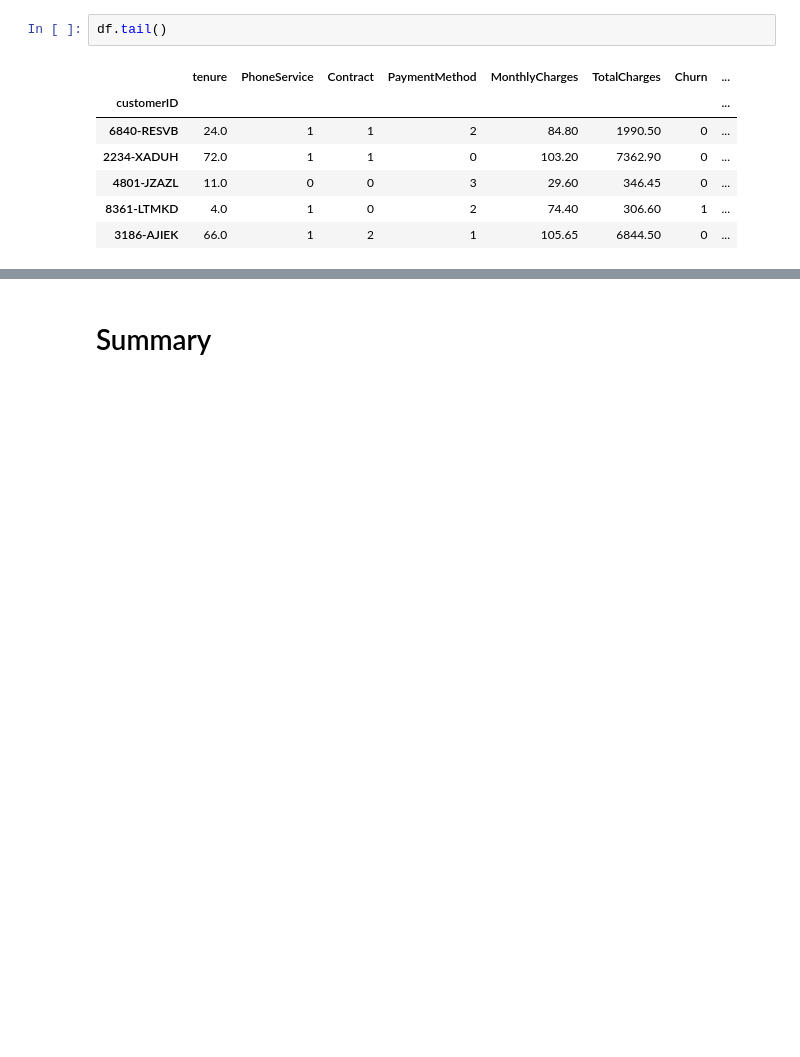
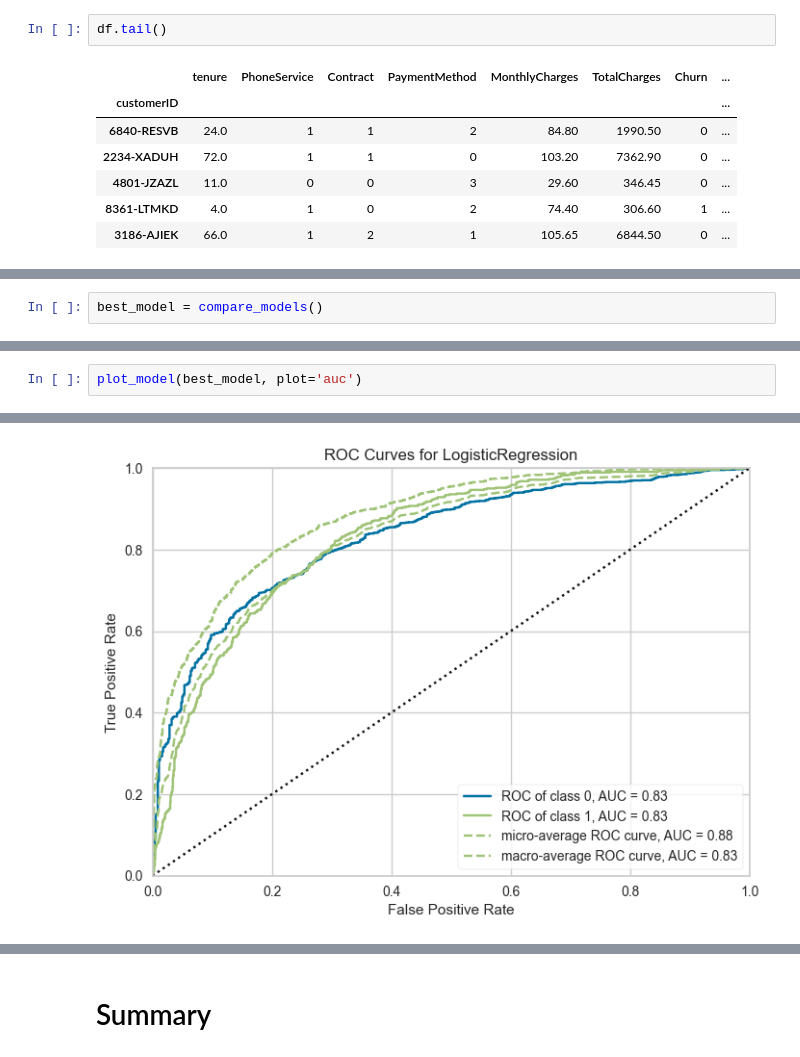
Before and after one commit to chandra122/ChurnModeling, a Jupyter notebook: Week_5_assignment_starter.ipynb, the cells around one changed output, grey strips where cells are left out. Saved outputs shown, nothing was run; the diff lists cells and outputs as text; blank space fills up the shorter version.

```diff
--- a/Week_5_assignment_starter.ipynb
+++ b/Week_5_assignment_starter.ipynb
@@ -118,0 +158,2 @@ ModuleNotFoundError: No module named 'pycaret'
+# %%
+best_model = compare_models()
@@ -118,0 +212,3 @@ ModuleNotFoundError: No module named 'pycaret'
+# %%
+plot_model(best_model, plot='auc')
+# %% [output]
@@ -118,0 +216 @@ ModuleNotFoundError: No module named 'pycaret'
+[figure, added]
```
Also changed, not shown: parts of 43 cells of this notebook, 10 other files.
